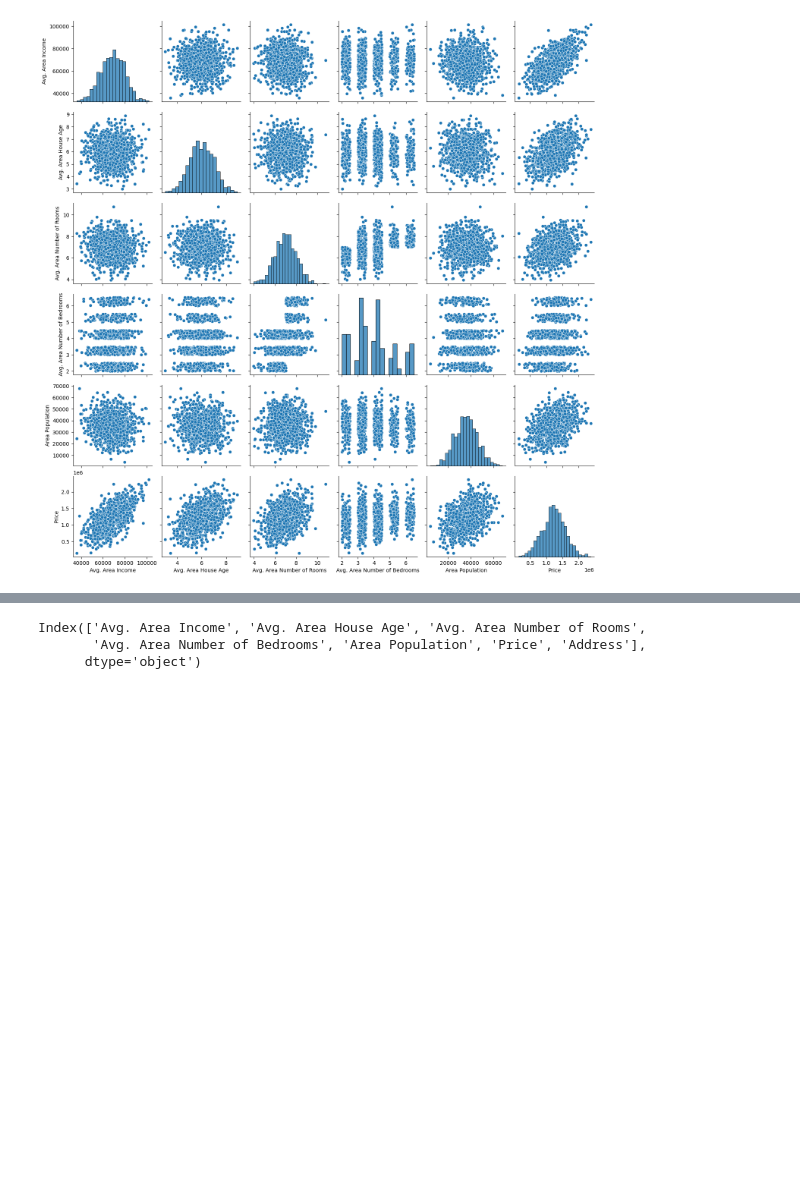
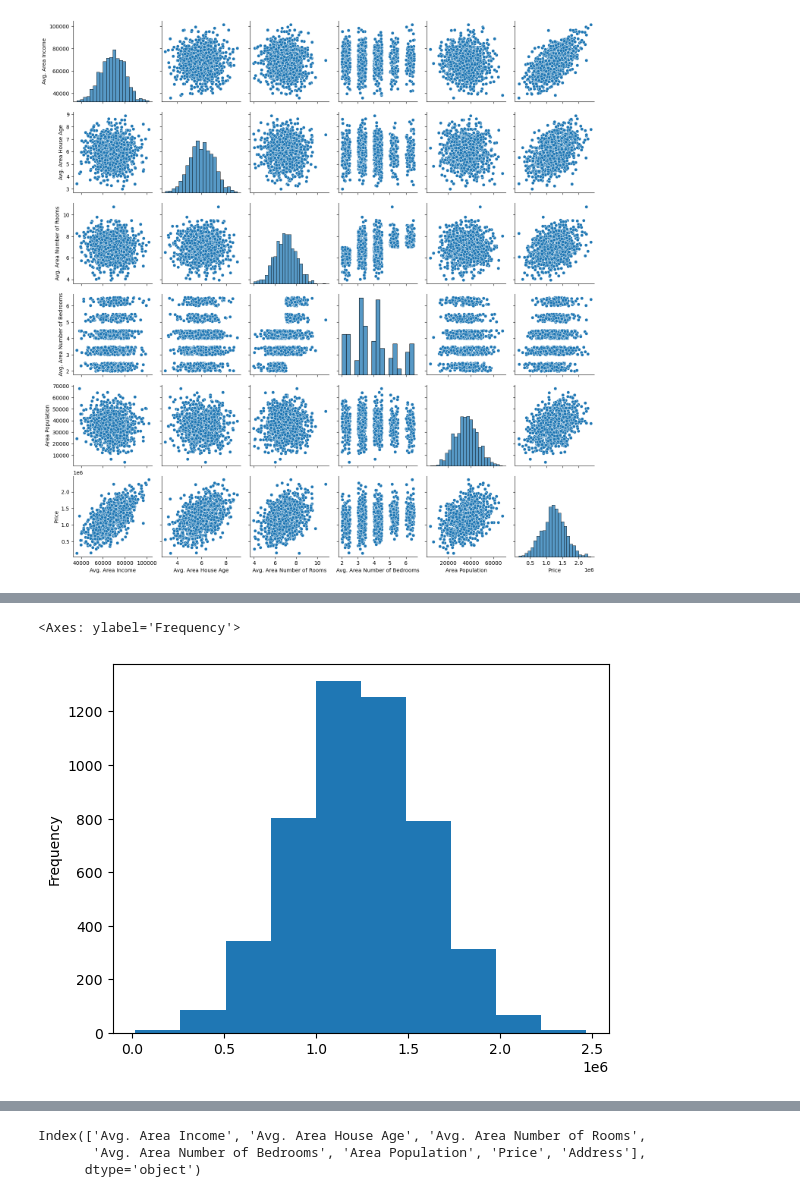
Before and after one commit to waddason/Hi-Paris_bootcamp, a Jupyter notebook: ML/Linear_Regression_Solution_Exercise_v1.ipynb, the cells around one changed output, grey strips where cells are left out. Drawn from its saved outputs; the diff is of its cells as text; code cells hidden in the pictures; blank space fills up the shorter version.

```diff
--- a/ML/Linear_Regression_Solution_Exercise_v1.ipynb
+++ b/ML/Linear_Regression_Solution_Exercise_v1.ipynb
@@ -115 +107,6 @@ USAhousing.hvplot.hist("Price")
+# %%
+USAhousing["Price"].plot(x="Price", kind="hist")
+# %% [output]
+<Axes: ylabel='Frequency'>
+[figure, added]
 # %%
```
Also changed, not shown: parts of 5 cells of this notebook, 24 other files.
